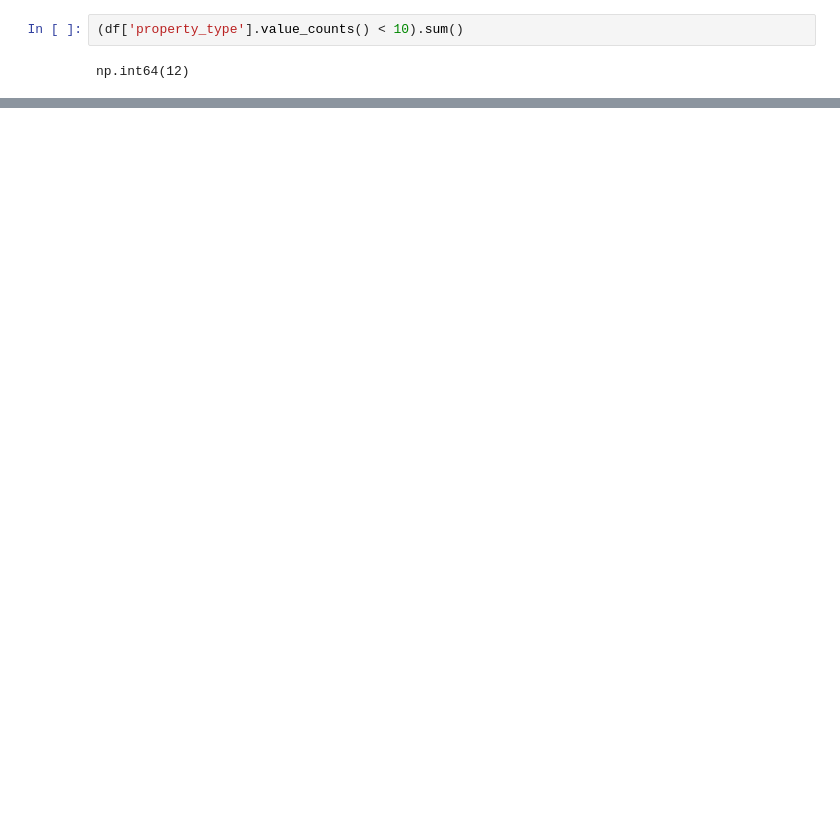
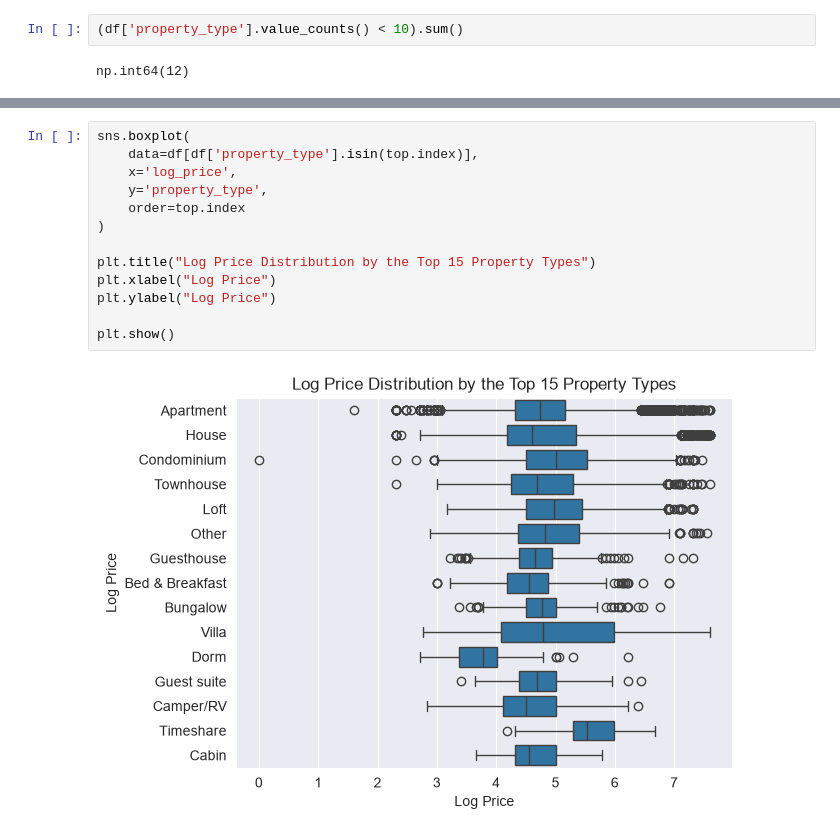
Before and after one commit to Car1LL/airbnb_prices_prediction, a Jupyter notebook: notebooks/00_EDA.ipynb, the cells around one changed output, grey strips where cells are left out. Cells and saved outputs as stored; diff of their text form; blank space fills up the shorter version.

```diff
--- a/notebooks/00_EDA.ipynb
+++ b/notebooks/00_EDA.ipynb
@@ -1467,0 +1450,15 @@ Name: count, dtype: int64
+# %%
+sns.boxplot(
+    data=df[df['property_type'].isin(top.index)],
+    x='log_price',
+    y='property_type',
+    order=top.index
+)
+
+plt.title("Log Price Distribution by the Top 15 Property Types")
+plt.xlabel("Log Price")
+plt.ylabel("Log Price")
+
+plt.show()
+# %% [output]
+[figure, added]
```
Also changed, not shown: parts of 48 cells of this notebook.
